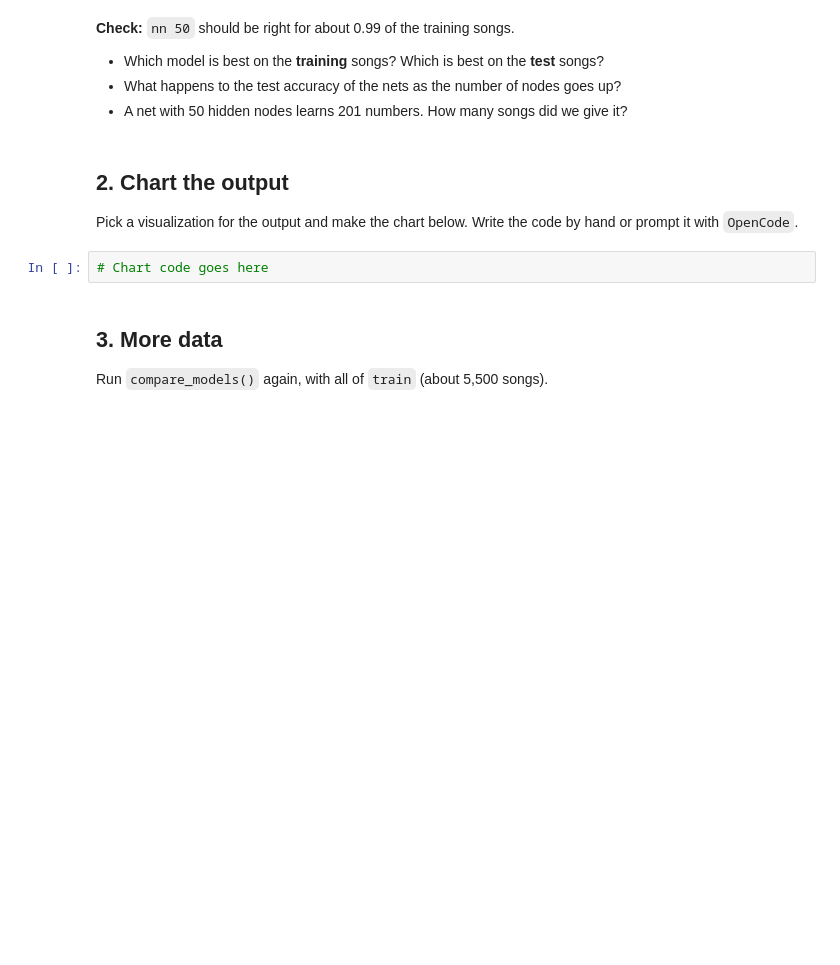
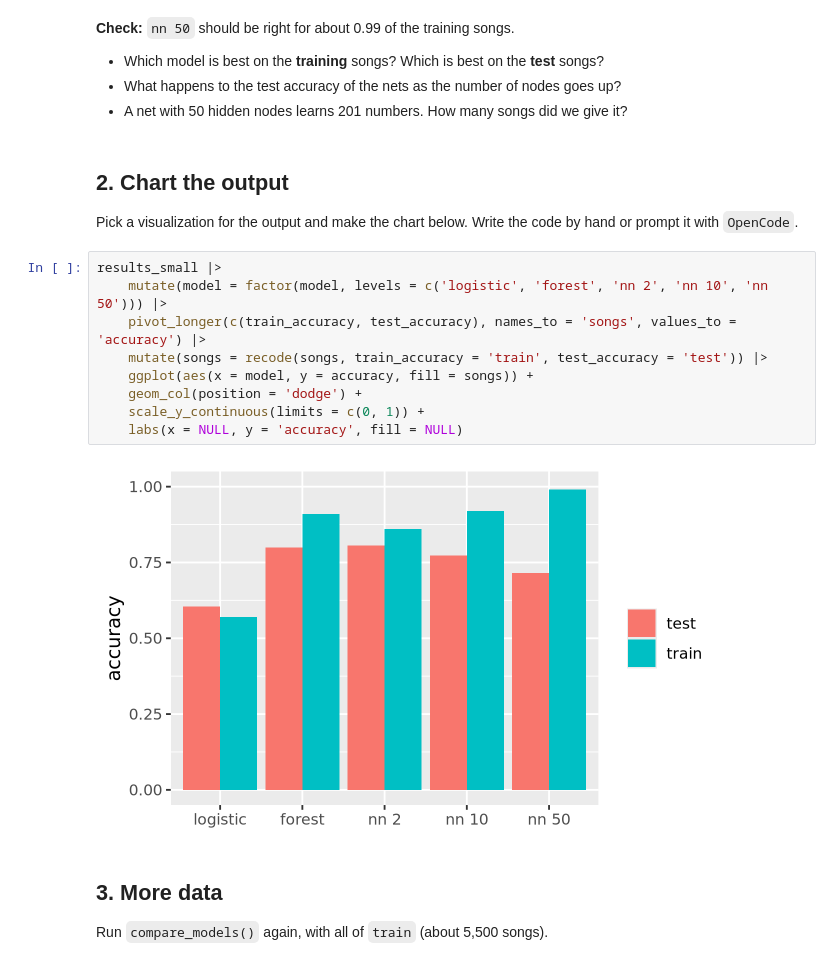
Before and after one commit to alynkim/codespace, a Jupyter notebook: exercises/16-nn-exercise.ipynb, the cells around one changed output. Cells and saved outputs as stored; diff of their text form; blank space fills up the shorter version.

```diff
--- a/exercises/16-nn-exercise.ipynb
+++ b/exercises/16-nn-exercise.ipynb
@@ -103,7 +114,16 @@ results_small
 
 Pick a visualization for the output and make the chart below. Write the code by hand or prompt it with `OpenCode`.
 # %%
-# Chart code goes here
+results_small |>
+    mutate(model = factor(model, levels = c('logistic', 'forest', 'nn 2', 'nn 10', 'nn 50'))) |>
+    pivot_longer(c(train_accuracy, test_accuracy), names_to = 'songs', values_to = 'accuracy') |>
+    mutate(songs = recode(songs, train_accuracy = 'train', test_accuracy = 'test')) |>
+    ggplot(aes(x = model, y = accuracy, fill = songs)) +
+    geom_col(position = 'dodge') +
+    scale_y_continuous(limits = c(0, 1)) +
+    labs(x = NULL, y = 'accuracy', fill = NULL)
+# %% [output]
+[figure, added]
 # %% [markdown]
 ## 3. More data
 
```
Also changed, not shown: parts of 5 cells of this notebook, 1 other file.
